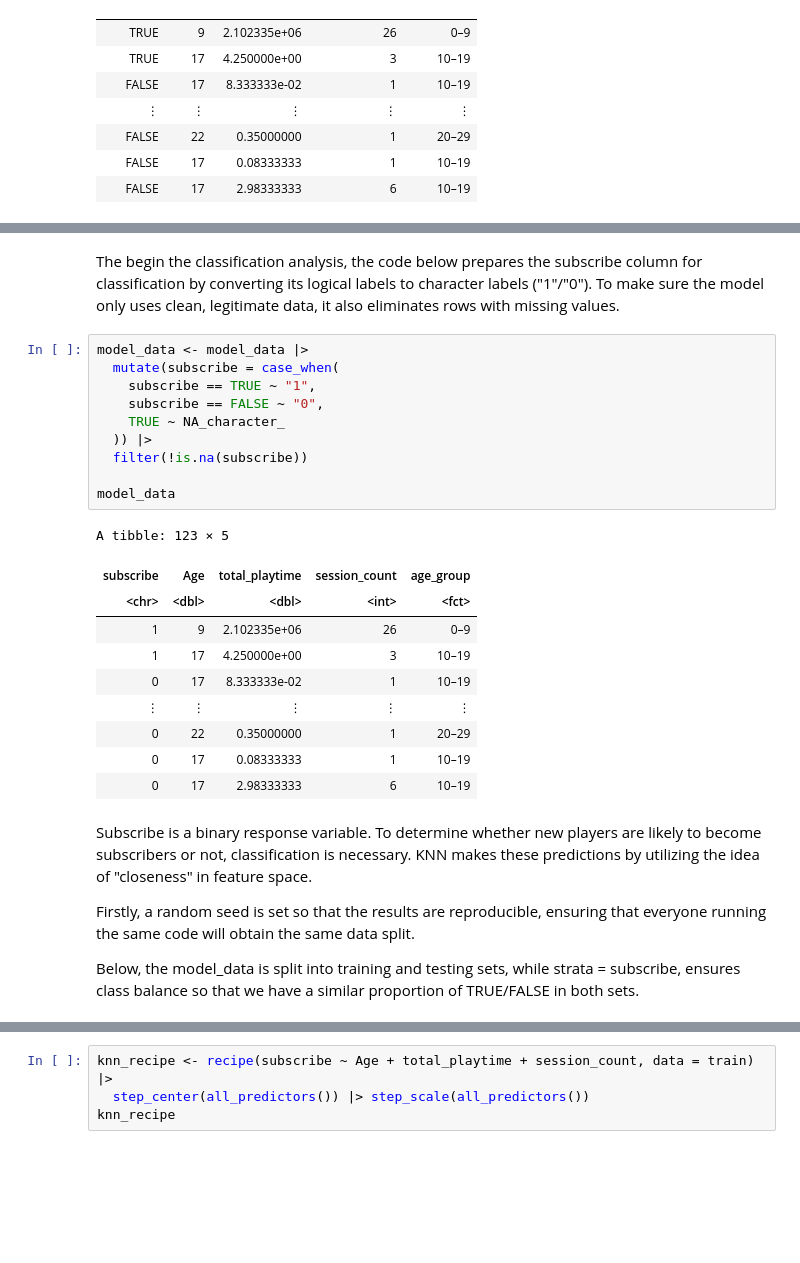
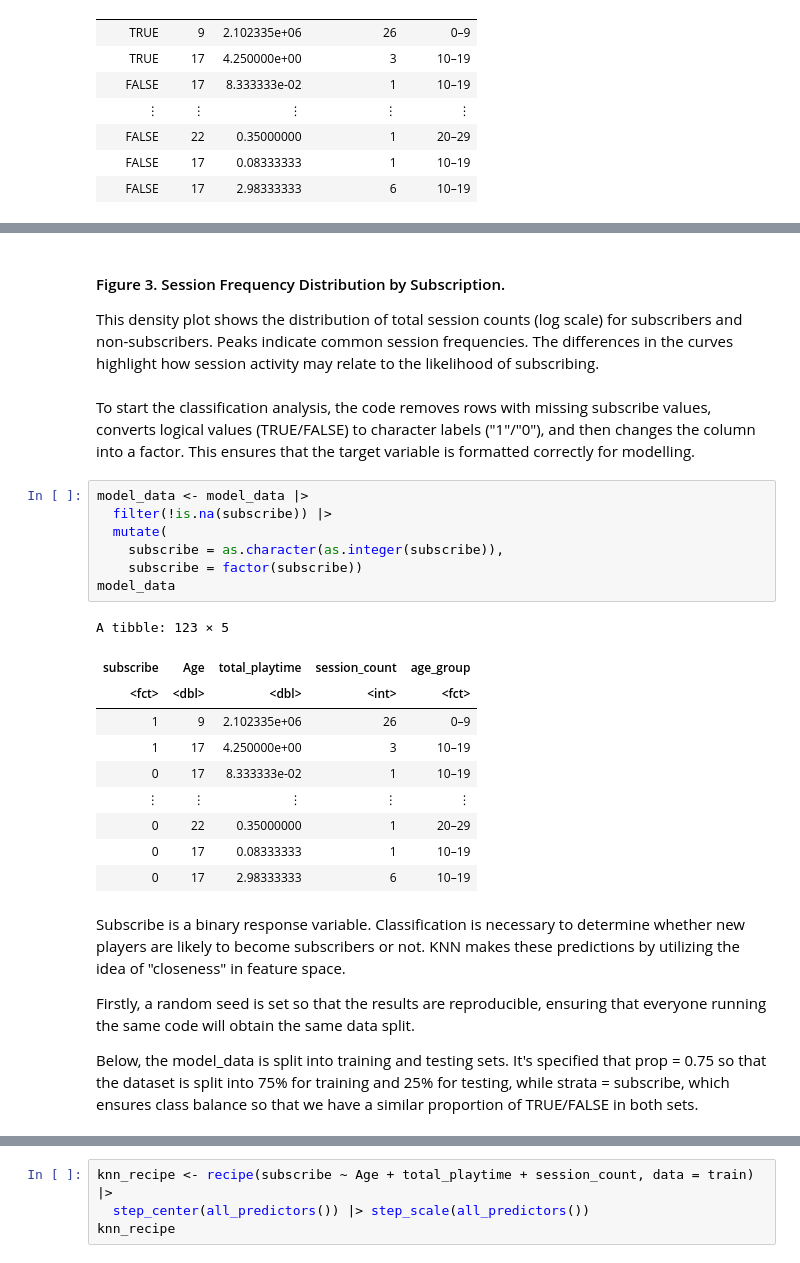
Before and after one commit to Zohranikjo/Game-Related-Newsletter-Subscription-Prediction-, a Jupyter notebook: subscription_modeling.ipynb, the cells around one changed output, grey strips where cells are left out. Drawn from its saved outputs; the diff is of its cells as text; blank space fills up the shorter version.

```diff
--- a/subscription_modeling.ipynb
+++ b/subscription_modeling.ipynb
@@ -349,19 +341,19 @@ Warning message in scale_y_log10():
+# %% [markdown]
+#### Figure 3. Session Frequency Distribution by Subscription.
+This density plot shows the distribution of total session counts (log scale) for subscribers and non-subscribers. Peaks indicate common session frequencies. The differences in the curves highlight how session activity may relate to the likelihood of subscribing.
 # %% [markdown]
-The begin the classification analysis, the code below prepares the subscribe column for classification by converting its logical labels to character labels ("1"/"0"). To make sure the model only uses clean, legitimate data, it also eliminates rows with missing values.
+To start the classification analysis, the code removes rows with missing subscribe values, converts logical values (TRUE/FALSE) to character labels ("1"/"0"), and then changes the column into a factor. This ensures that the target variable is formatted correctly for modelling.
 # %%
 model_data <- model_data |>
-  mutate(subscribe = case_when(
-    subscribe == TRUE ~ "1",
-    subscribe == FALSE ~ "0",
-    TRUE ~ NA_character_
-  )) |>
-  filter(!is.na(subscribe))
-
+  filter(!is.na(subscribe)) |>
+  mutate(
+    subscribe = as.character(as.integer(subscribe)),
+    subscribe = factor(subscribe))
 model_data
 # %% [output]
 A tibble: 123 × 5
 | subscribe | Age | total_playtime | session_count | age_group |
-| <chr> | <dbl> | <dbl> | <int> | <fct> |
+| <fct> | <dbl> | <dbl> | <int> | <fct> |
 | 1 | 9 | 2.102335e+06 | 26 | 0–9 |
 | 1 | 17 | 4.250000e+00 | 3 | 10–19 |
 | 0 | 17 | 8.333333e-02 | 1 | 10–19 |
@@ -370,11 +362,11 @@ A tibble: 123 × 5
 | 0 | 17 | 0.08333333 | 1 | 10–19 |
 | 0 | 17 | 2.98333333 | 6 | 10–19 |
 # %% [markdown]
-Subscribe is a binary response variable. To determine whether new players are likely to become subscribers or not, classification is necessary. KNN makes these predictions by utilizing the idea of "closeness" in feature space.
+Subscribe is a binary response variable. Classification is necessary to determine whether new players are likely to become subscribers or not. KNN makes these predictions by utilizing the idea of "closeness" in feature space.
 
 Firstly, a random seed is set so that the results are reproducible, ensuring that everyone running the same code will obtain the same data split.
 
-Below, the model_data is split into training and testing sets, while strata = subscribe, ensures class balance so that we have a similar proportion of TRUE/FALSE in both sets.
+Below, the model_data is split into training and testing sets. It's specified that prop = 0.75 so that the dataset is split into 75% for training and 25% for testing, while strata = subscribe, which ensures class balance so that we have a similar proportion of TRUE/FALSE in both sets.
 # %%
 
 set.seed(123)
```
Also changed, not shown: parts of 44 cells of this notebook.
